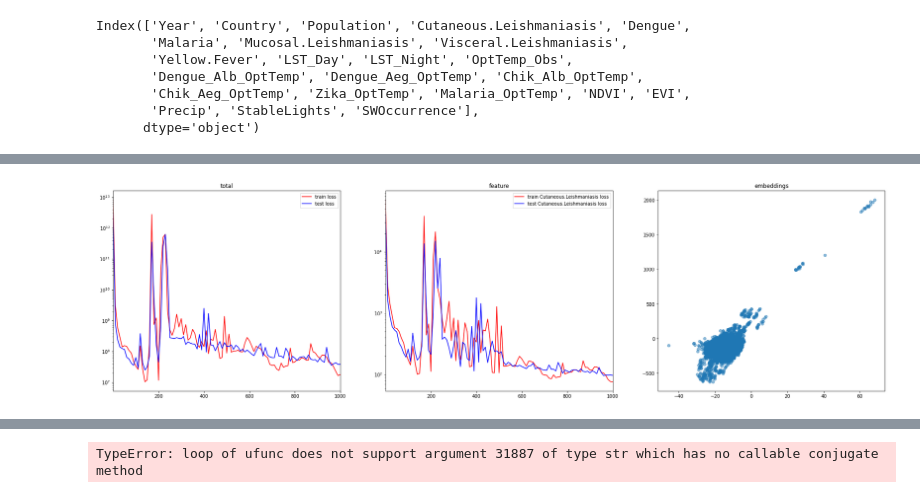
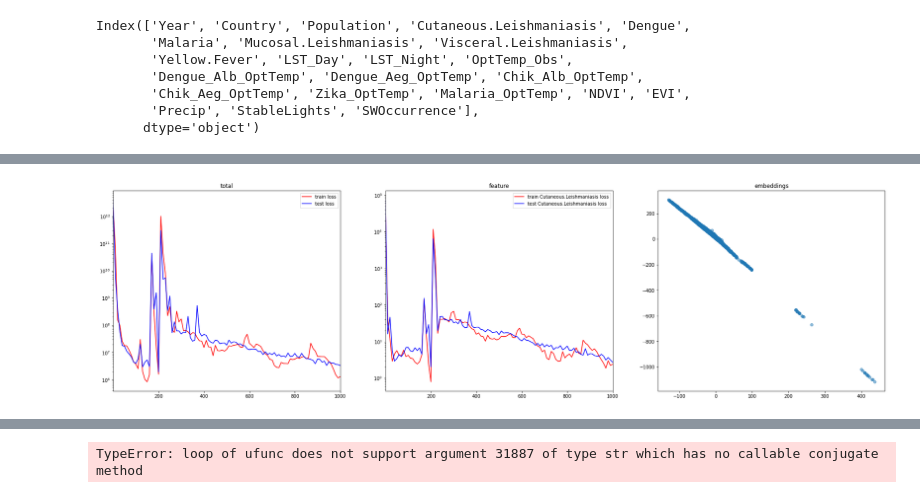
Before and after one commit to tjsipin/MacDonald-REU-Summer-22, a Jupyter notebook: models/python/clustering-nn.ipynb, the cells around one changed output, grey strips where cells are left out. Drawn from its saved outputs; the diff is of its cells as text; code cells hidden in the pictures.

```diff
--- a/models/python/clustering-nn.ipynb
+++ b/models/python/clustering-nn.ipynb
@@ -438,11 +438,8 @@ Index(['Year', 'Country', 'Population', 'Cutaneous.Leishmaniasis', 'Dengue',
 
 # Define some constants related to this dataset.
 sparse_feature_names = ('Country')
-dense_feature_names =   ('Population', 'Cutaneous.Leishmaniasis', 'Dengue',
-                        'Malaria', 'Mucosal.Leishmaniasis', 'Visceral.Leishmaniasis',
-                        'Yellow.Fever', 'LST_Day', 'LST_Night', 'OptTemp_Obs',
-                        'Dengue_Alb_OptTemp', 'Dengue_Aeg_OptTemp', 'Chik_Alb_OptTemp',
-                        'Chik_Aeg_OptTemp', 'Zika_OptTemp', 'Malaria_OptTemp', 'NDVI', 'EVI',
+dense_feature_names =   ('Population', 'Cutaneous.Leishmaniasis',
+                        'Yellow.Fever', 'LST_Day', 'LST_Night', 'NDVI', 'EVI',
                         'Precip', 'StableLights', 'SWOccurrence')
 
 # Set of features used as input to the similarity model.
@@ -462,9 +459,9 @@ default_embedding_dims = {
 sparse_input_feature_embedding_dims = default_embedding_dims  # can be a param
 
 # Weight of the L2 regularization applied to the top embedding layer.
-l2_regularization =   20#@param
+l2_regularization =   10#@param
 # List of dimensions of the hidden layers of the deep neural network.
-hidden_dims = [20, 10, 5]  #@param
+hidden_dims = [10, 6, 3]  #@param
 
 print('------ build model')
 with tf.Graph().as_default():
@@ -502,4 +499,4 @@ iteration  1000,   total train loss: 17846400.000,   total test loss: 38258276.0
-[figure, old version]
+[figure, new version]
 # %%
 #@title Run cell to set up functions
 def dfSimilarity(df,centroids):
```
Also changed, not shown: parts of 8 cells of this notebook, 4 other files.
